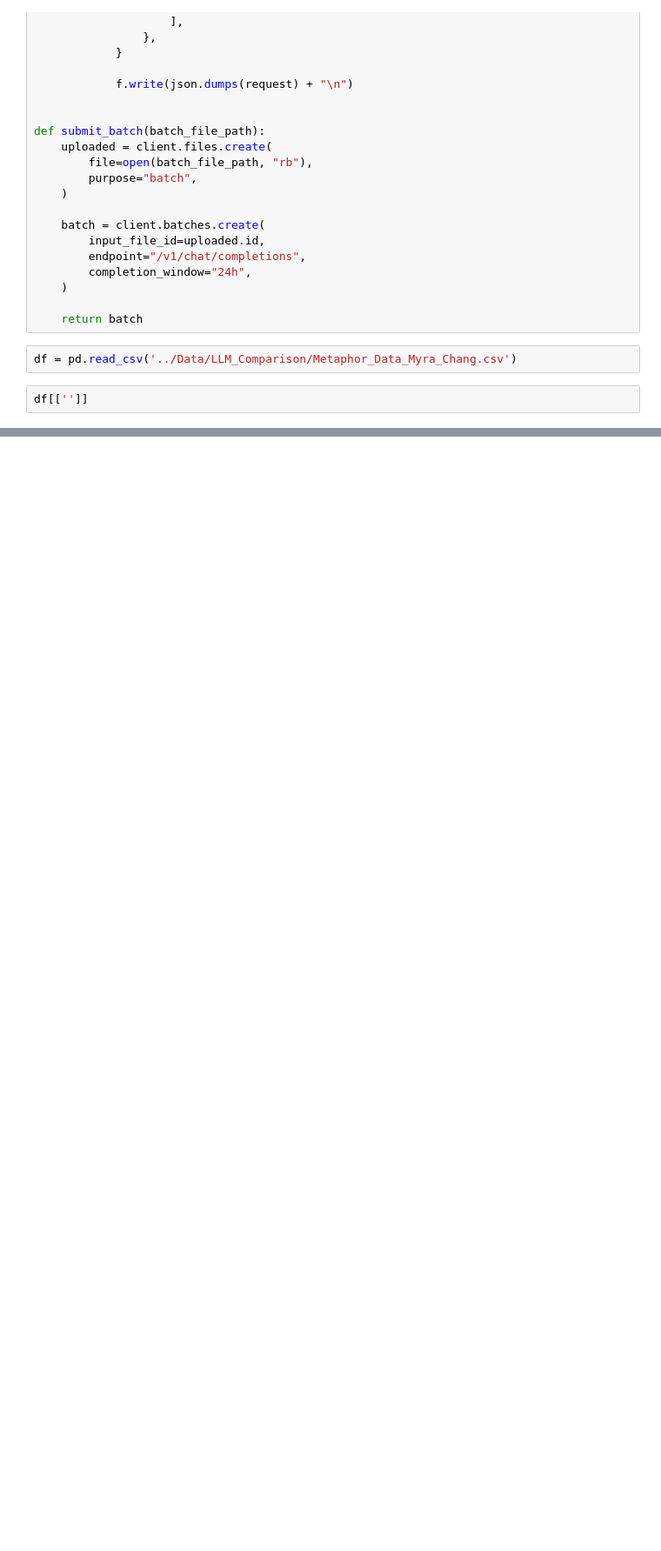
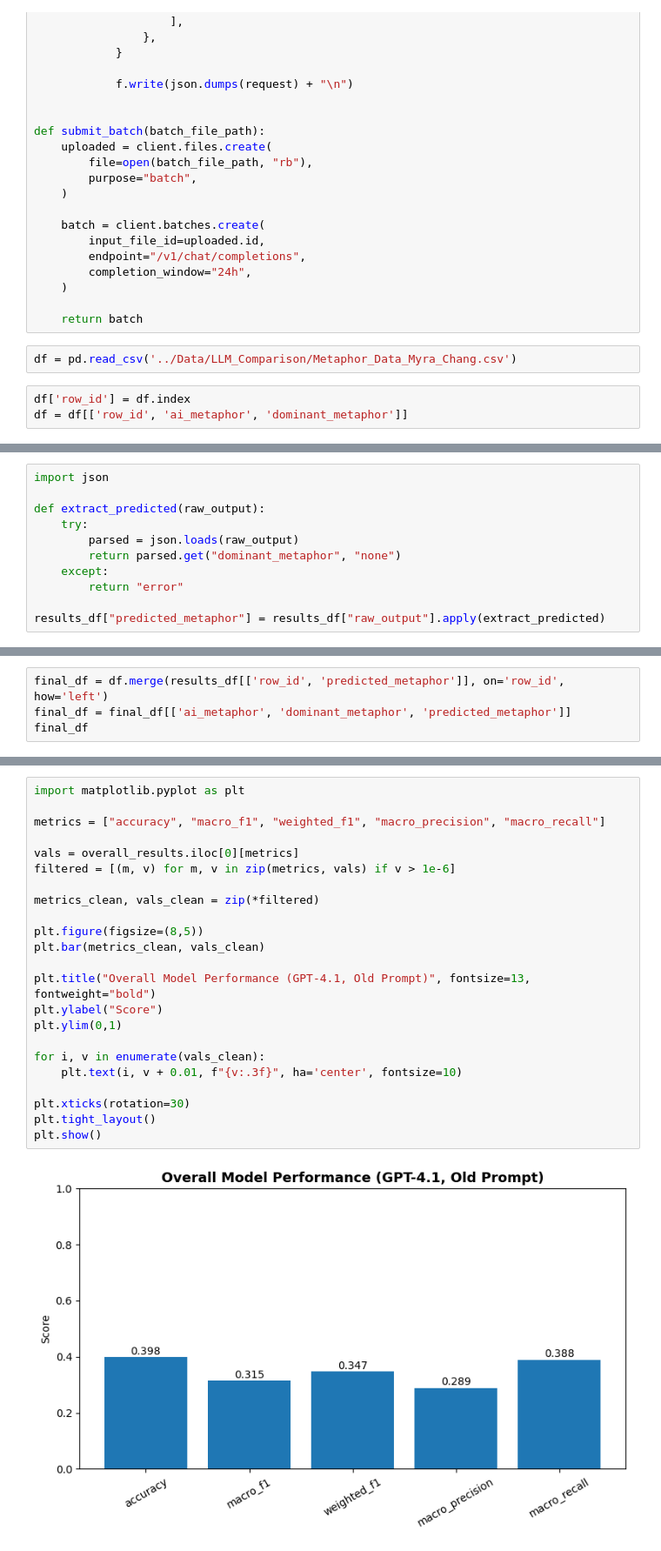
Before and after one commit to Sagnik-Chakravarty/FrameScope, a Jupyter notebook: Notebooks/00_LLM_Old.ipynb, the cells around one changed output, grey strips where cells are left out. Shown at 87% size. Saved outputs shown, nothing was run; the diff lists cells and outputs as text; blank space fills up the shorter version.

Commit message:
Visualization for Old Metaphor Prompt strategy

```diff
--- a/Notebooks/00_LLM_Old.ipynb
+++ b/Notebooks/00_LLM_Old.ipynb
@@ -109,7 +109,8 @@ def submit_batch(batch_file_path):
 # %%
 df = pd.read_csv('../Data/LLM_Comparison/Metaphor_Data_Myra_Chang.csv')
 # %%
-df[['']]
+df['row_id'] = df.index
+df = df[['row_id', 'ai_metaphor', 'dominant_metaphor']]
 # %%
 batch_file = OUTPUT_DIR / "gpt41_old_prompt.jsonl"
 
@@ -180,0 +174,11 @@ results_df.head()
+# %%
+import json
+
+def extract_predicted(raw_output):
+    try:
+        parsed = json.loads(raw_output)
+        return parsed.get("dominant_metaphor", "none")
+    except:
+        return "error"
+
+results_df["predicted_metaphor"] = results_df["raw_output"].apply(extract_predicted)
@@ -180,0 +201,4 @@ results_df.head()
+# %%
+final_df = df.merge(results_df[['row_id', 'predicted_metaphor']], on='row_id', how='left')
+final_df = final_df[['ai_metaphor', 'dominant_metaphor', 'predicted_metaphor']]
+final_df
@@ -180,0 +337,25 @@ results_df.head()
+# %%
+import matplotlib.pyplot as plt
+
+metrics = ["accuracy", "macro_f1", "weighted_f1", "macro_precision", "macro_recall"]
+
+vals = overall_results.iloc[0][metrics]
+filtered = [(m, v) for m, v in zip(metrics, vals) if v > 1e-6]
+
+metrics_clean, vals_clean = zip(*filtered)
+
+plt.figure(figsize=(8,5))
+plt.bar(metrics_clean, vals_clean)
+
+plt.title("Overall Model Performance (GPT-4.1, Old Prompt)", fontsize=13, fontweight="bold")
+plt.ylabel("Score")
+plt.ylim(0,1)
+
+for i, v in enumerate(vals_clean):
+    plt.text(i, v + 0.01, f"{v:.3f}", ha='center', fontsize=10)
+
+plt.xticks(rotation=30)
+plt.tight_layout()
+plt.show()
+# %% [output]
+[figure, added]
```
Also changed, not shown: parts of 14 cells of this notebook.
